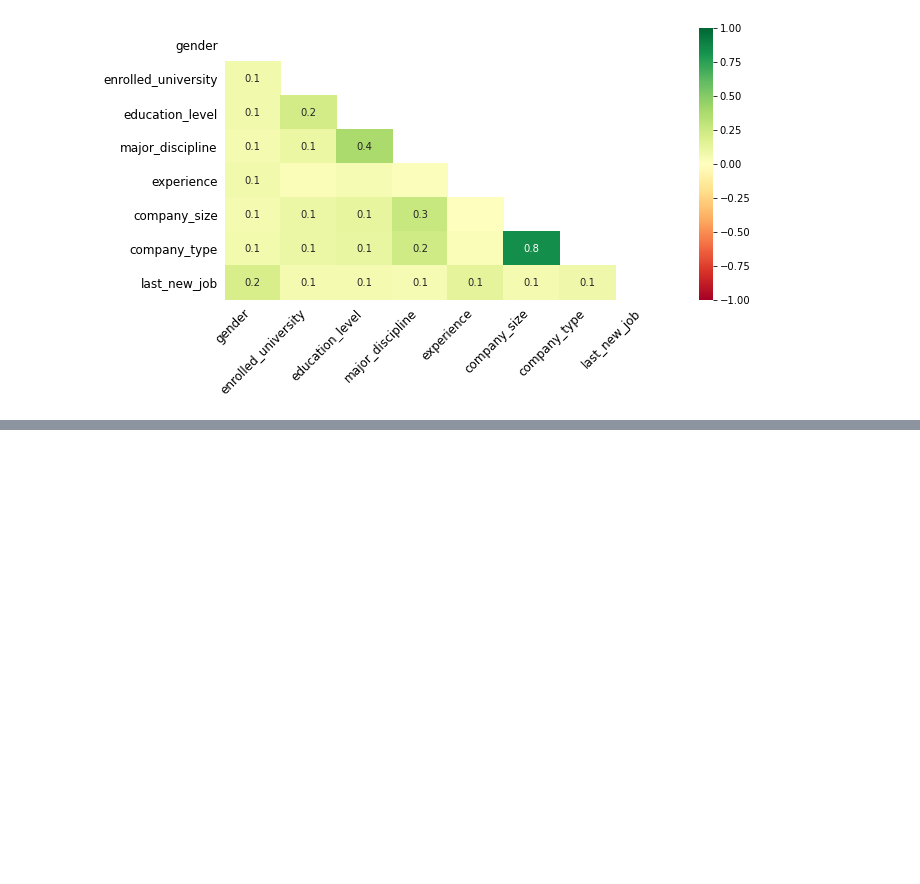
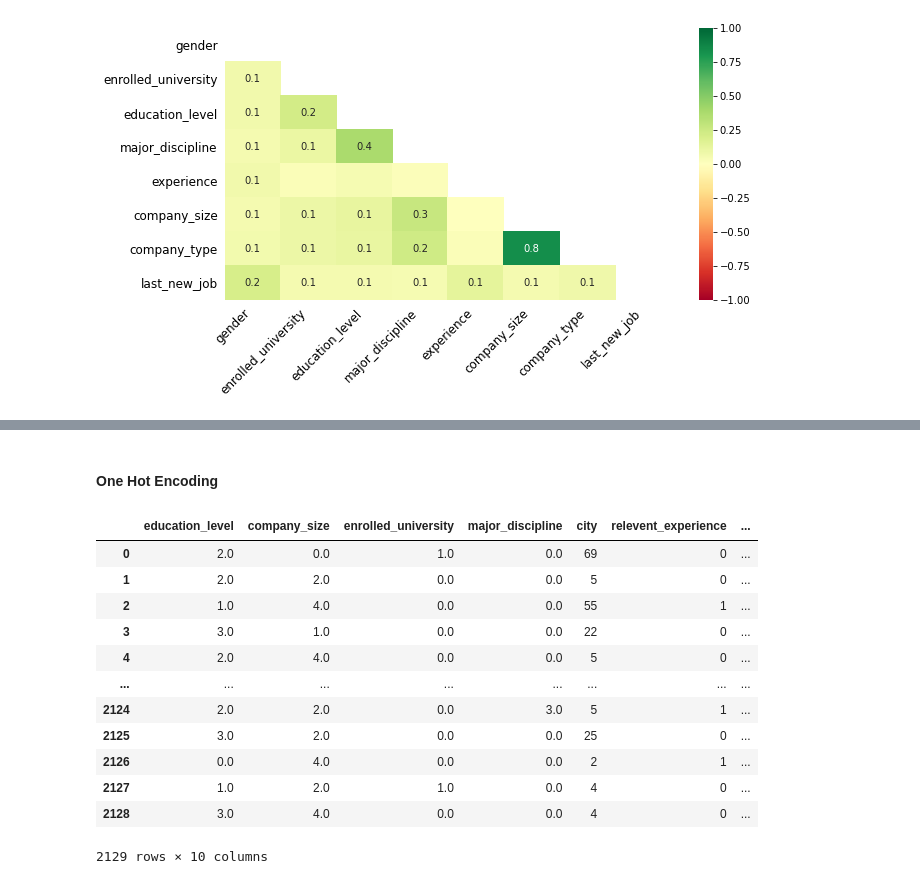
Before and after one commit to lggx/HR_Analysis, a Jupyter notebook: HR Analytics.ipynb, the cells around one changed output, grey strips where cells are left out. Cells and saved outputs as stored; diff of their text form; code cells hidden in the pictures; blank space fills up the shorter version.

```diff
--- a/HR Analytics.ipynb
+++ b/HR Analytics.ipynb
@@ -269,0 +494,3 @@ ValueError: Input contains NaN
+# %%
+missing_cols_test = test.columns[test.isnull().any()].tolist()
+missing_cols_test
@@ -269,0 +506,15 @@ ValueError: Input contains NaN
+# %%
+missing_test = test[['enrollee_id'] + missing_cols_test]
+
+#datos sin missing
+non_missing_test = test.drop(missing_cols_test, axis = 1)
+# %%
+test_c = missing_test
+
+knn_imputer = KNNImputer(n_neighbors = 3)
+
+X = np.round(knn_imputer.fit_transform(test_c))
+test_c = pd.DataFrame(X, columns = test_c.columns)
+# %%
+test_c = pd.merge(test_c, non_missing_test, on = 'enrollee_id')
+test_c.head()
@@ -269,0 +528,18 @@ ValueError: Input contains NaN
+# %% [markdown]
+#### One Hot Encoding
+# %%
+test_c[test_categorical_vars]
+# %% [output]
+|  | education_level | company_size | enrolled_university | major_discipline | city | relevent_experience | ... |
+| 0 | 2.0 | 0.0 | 1.0 | 0.0 | 69 | 0 | ... |
+| 1 | 2.0 | 2.0 | 0.0 | 0.0 | 5 | 0 | ... |
+| 2 | 1.0 | 4.0 | 0.0 | 0.0 | 55 | 1 | ... |
+| 3 | 3.0 | 1.0 | 0.0 | 0.0 | 22 | 0 | ... |
+| 4 | 2.0 | 4.0 | 0.0 | 0.0 | 5 | 0 | ... |
+| ... | ... | ... | ... | ... | ... | ... | ... |
+| 2124 | 2.0 | 2.0 | 0.0 | 3.0 | 5 | 1 | ... |
+| 2125 | 3.0 | 2.0 | 0.0 | 0.0 | 25 | 0 | ... |
+| 2126 | 0.0 | 4.0 | 0.0 | 0.0 | 2 | 1 | ... |
+| 2127 | 1.0 | 2.0 | 1.0 | 0.0 | 4 | 0 | ... |
+| 2128 | 3.0 | 4.0 | 0.0 | 0.0 | 4 | 0 | ... |
+2129 rows × 10 columns
```
Also changed, not shown: parts of 55 cells of this notebook.
